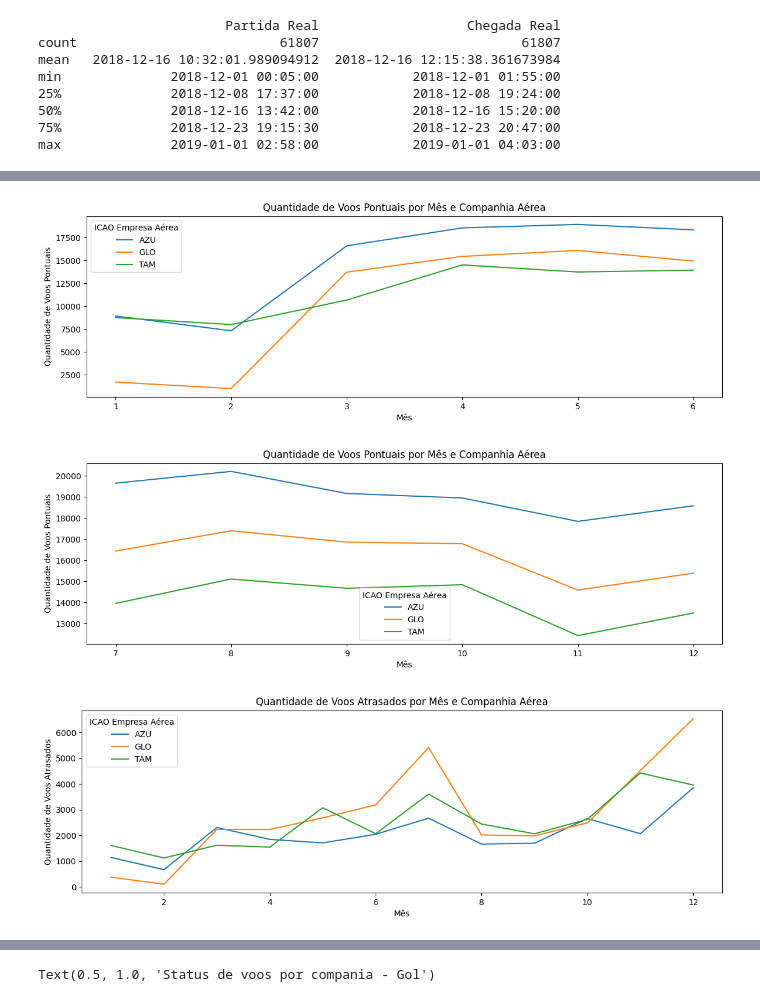
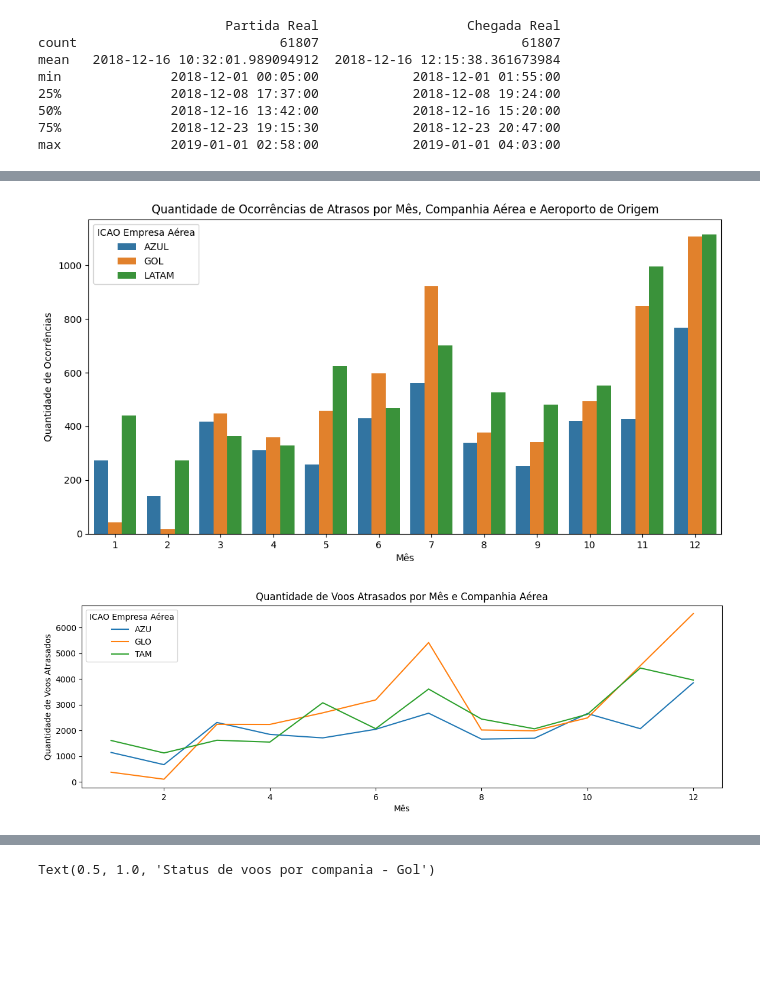
Before and after one commit to franciscojosecvrl/PortifolioDeDados, a Jupyter notebook: aquisicao_de_dados.ipynb, the cells around one changed output, grey strips where cells are left out. Saved outputs shown, nothing was run; the diff lists cells and outputs as text; code cells hidden in the pictures; blank space fills up the shorter version.

```diff
--- a/aquisicao_de_dados.ipynb
+++ b/aquisicao_de_dados.ipynb
@@ -517,2 +668,6 @@ Name: count, Length: 2098, dtype: int64
 # %%
 idx_max = atrasos_mes_poraerodromo.groupby(['Mes_Partida', 'ICAO Empresa Aérea'])['Quantidade_Atrasados'].idxmax()
+
+maiores_atrasos_por_mes_poraerodromo = atrasos_mes_poraerodromo.loc[idx_max]
+
+maiores_atrasos_por_mes_poraerodromo['ICAO Empresa Aérea'].replace({'AZU': 'AZUL', 'TAM': 'LATAM', 'GLO': 'GOL'}, inplace=True)
@@ -545,0 +674,15 @@ print(maiores_atrasos_por_mes)
+# %%
+plt.figure(figsize=(12, 6))
+ax =sns.barplot(x='Mes_Partida', y='Quantidade_Atrasados', hue='ICAO Empresa Aérea', data=maiores_atrasos_por_mes_poraerodromo)
+#handles, labels = ax.get_legend_handles_labels()
+
+# Adicionar rótulos 'ICAO Aeródromo Origem' às legendas
+
+
+#plt.legend(handles, labels, title='Companhia Aérea')
+plt.title('Quantidade de Ocorrências de Atrasos por Mês, Companhia Aérea e Aeroporto de Origem')
+plt.xlabel('Mês')
+plt.ylabel('Quantidade de Ocorrências')
+plt.show()
+# %% [output]
+[figure, added]
@@ -546,32 +693,16 @@ print(maiores_atrasos_por_mes)
 # %%
-voos_primeiros_meses = datasets_voos_2018[datasets_voos_2018['Mes_Partida'].isin([1, 2, 3, 4, 5, 6])]
+datasets_voos_2018['Mes_Partida'] = datasets_voos_2018['Partida Real'].dt.month
 
-#datasets_voos_2018['Mes_Partida'] = datasets_voos_2018['Partida Real'].dt.month.isin([1, 2, 3])
 #voos_pontuais_por_mes_companhia = datasets_voos_2018.groupby(['Mes_Partida', 'ICAO Empresa Aérea'])[Status horario voo]== 0].sum().reset_index()
-voos_pontuais_por_mes_companhia = voos_primeiros_meses[voos_primeiros_meses['Status horario voo'] == 0].groupby(['Mes_Partida', 'ICAO Empresa Aérea']).size().reset_index(name='Quantidade_Pontuais')
 
+voos_pontuais_por_mes_companhia = datasets_voos_2018[datasets_voos_2018['Status horario voo'] == 1].groupby(['Mes_Partida', 'ICAO Empresa Aérea']).size().reset_index(name='Quantidade_Pontuais')
+# Voo pontual(0)
 
 plt.figure(figsize=(14, 4))
 sns.lineplot(x='Mes_Partida', y='Quantidade_Pontuais', hue='ICAO Empresa Aérea', data=voos_pontuais_por_mes_companhia)
-plt.title('Quantidade de Voos Pontuais por Mês e Companhia Aérea')
+plt.title('Quantidade de Voos Atrasados por Mês e Companhia Aérea')
 plt.xlabel('Mês')
-plt.ylabel('Quantidade de Voos Pontuais')
+plt.ylabel('Quantidade de Voos Atrasados')
 plt.show()
 # %% [output]
-[figure, old version]
+[figure, new version]
-# %%
-voos_primeiros_meses = datasets_voos_2018[datasets_voos_2018['Mes_Partida'].isin([7, 8, 9, 10, 11, 12])]
-
-#datasets_voos_2018['Mes_Partida'] = datasets_voos_2018['Partida Real'].dt.month.isin([1, 2, 3])
-#voos_pontuais_por_mes_companhia = datasets_voos_2018.groupby(['Mes_Partida', 'ICAO Empresa Aérea'])[Status horario voo]== 0].sum().reset_index()
-voos_pontuais_por_mes_companhia = voos_primeiros_meses[voos_primeiros_meses['Status horario voo'] == 0].groupby(['Mes_Partida', 'ICAO Empresa Aérea'])[''].size().reset_index(name='Quantidade_Pontuais')
-
-
-plt.figure(figsize=(14, 4))
-sns.lineplot(x='Mes_Partida', y='Quantidade_Pontuais', hue='ICAO Empresa Aérea', data=voos_pontuais_por_mes_companhia)
-plt.title('Quantidade de Voos Pontuais por Mês e Companhia Aérea')
-plt.xlabel('Mês')
-plt.ylabel('Quantidade de Voos Pontuais')
-plt.show()
-# %% [output]
-[figure, removed]
@@ -582,18 +708,0 @@ datasets_voos_2018[(datasets_voos_2018['ICAO Empresa Aérea']== 'AZU') &(dataset
-# %%
-datasets_voos_2018['Mes_Partida'] = datasets_voos_2018['Partida Real'].dt.month
-
-#voos_pontuais_por_mes_companhia = datasets_voos_2018.groupby(['Mes_Partida', 'ICAO Empresa Aérea'])[Status horario voo]== 0].sum().reset_index()
-
-voos_pontuais_por_mes_companhia = datasets_voos_2018[datasets_voos_2018['Status horario voo'] == 1].groupby(['Mes_Partida', 'ICAO Empresa Aérea']).size().reset_index(name='Quantidade_Pontuais')
-# Voo pontual(0)
-
-
-
-plt.figure(figsize=(14, 4))
-sns.lineplot(x='Mes_Partida', y='Quantidade_Pontuais', hue='ICAO Empresa Aérea', data=voos_pontuais_por_mes_companhia)
-plt.title('Quantidade de Voos Atrasados por Mês e Companhia Aérea')
-plt.xlabel('Mês')
-plt.ylabel('Quantidade de Voos Atrasados')
-plt.show()
-# %% [output]
-[figure, removed]
```
Also changed, not shown: parts of 54 cells of this notebook.
